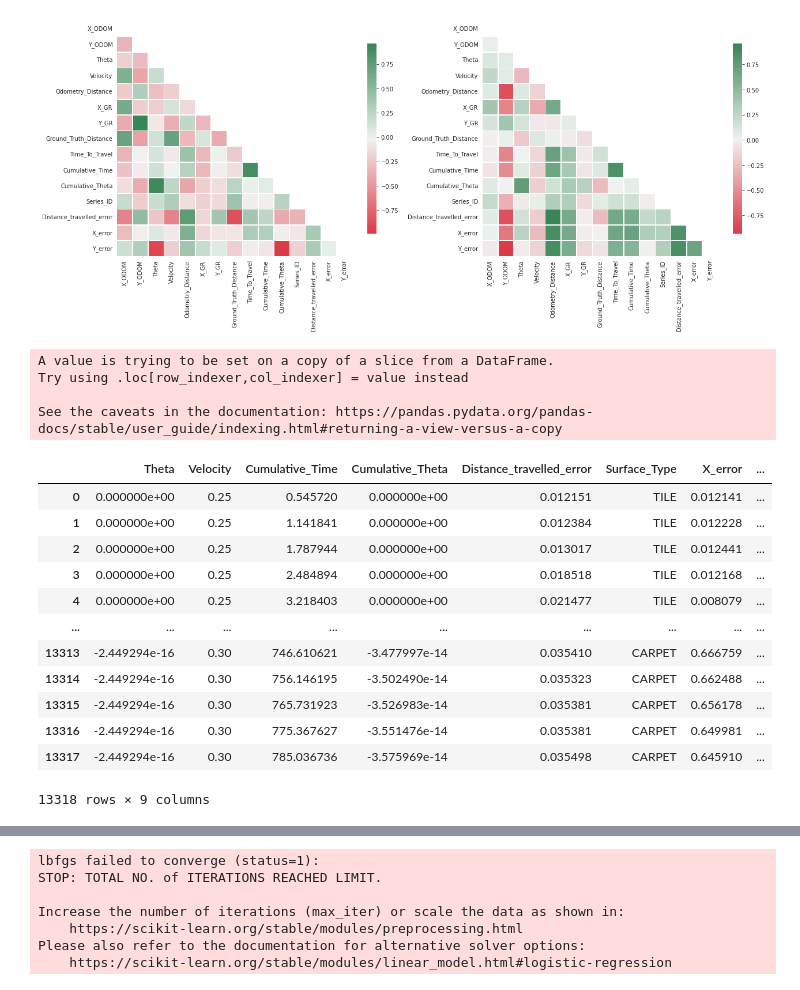
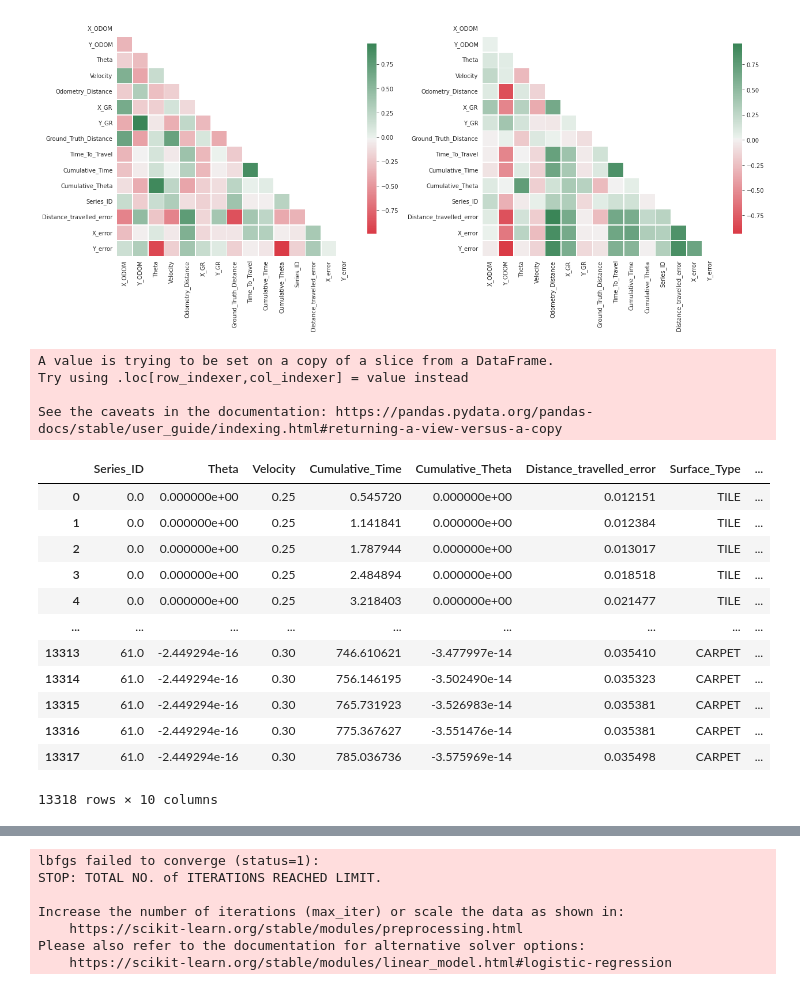
Before and after one commit to tejalvs/RobotOdometryMining, a Jupyter notebook: Modelling.ipynb, the cells around one changed output, grey strips where cells are left out. Cells and saved outputs as stored; diff of their text form; code cells hidden in the pictures.

```diff
--- a/Modelling.ipynb
+++ b/Modelling.ipynb
@@ -46,33 +46,33 @@ f.tight_layout()
 # %% [output]
 [figure]
 # %%
-data=mobile_robot_data[['Theta','Velocity','Cumulative_Time','Cumulative_Theta','Distance_travelled_error','Surface_Type','X_error', 'Y_error']]
+data=mobile_robot_data[['Series_ID','Theta','Velocity','Cumulative_Time','Cumulative_Theta','Distance_travelled_error','Surface_Type','X_error', 'Y_error']]
 label=[]
 for i in data['Distance_travelled_error']:
   if i>0.01:
     label.append(1)
   else:
     label.append(0)
 data['Label']=label
 data
 # %% [output]
 A value is trying to be set on a copy of a slice from a DataFrame.
 Try using .loc[row_indexer,col_indexer] = value instead
 
 See the caveats in the documentation: https://pandas.pydata.org/pandas-docs/stable/user_guide/indexing.html#returning-a-view-versus-a-copy
-|  | Theta | Velocity | Cumulative_Time | Cumulative_Theta | Distance_travelled_error | Surface_Type | X_error | ... |
-| 0 | 0.000000e+00 | 0.25 | 0.545720 | 0.000000e+00 | 0.012151 | TILE | 0.012141 | ... |
-| 1 | 0.000000e+00 | 0.25 | 1.141841 | 0.000000e+00 | 0.012384 | TILE | 0.012228 | ... |
-| 2 | 0.000000e+00 | 0.25 | 1.787944 | 0.000000e+00 | 0.013017 | TILE | 0.012441 | ... |
-| 3 | 0.000000e+00 | 0.25 | 2.484894 | 0.000000e+00 | 0.018518 | TILE | 0.012168 | ... |
-| 4 | 0.000000e+00 | 0.25 | 3.218403 | 0.000000e+00 | 0.021477 | TILE | 0.008079 | ... |
+|  | Series_ID | Theta | Velocity | Cumulative_Time | Cumulative_Theta | Distance_travelled_error | Surface_Type | ... |
+| 0 | 0.0 | 0.000000e+00 | 0.25 | 0.545720 | 0.000000e+00 | 0.012151 | TILE | ... |
+| 1 | 0.0 | 0.000000e+00 | 0.25 | 1.141841 | 0.000000e+00 | 0.012384 | TILE | ... |
+| 2 | 0.0 | 0.000000e+00 | 0.25 | 1.787944 | 0.000000e+00 | 0.013017 | TILE | ... |
+| 3 | 0.0 | 0.000000e+00 | 0.25 | 2.484894 | 0.000000e+00 | 0.018518 | TILE | ... |
+| 4 | 0.0 | 0.000000e+00 | 0.25 | 3.218403 | 0.000000e+00 | 0.021477 | TILE | ... |
 | ... | ... | ... | ... | ... | ... | ... | ... | ... |
-| 13313 | -2.449294e-16 | 0.30 | 746.610621 | -3.477997e-14 | 0.035410 | CARPET | 0.666759 | ... |
-| 13314 | -2.449294e-16 | 0.30 | 756.146195 | -3.502490e-14 | 0.035323 | CARPET | 0.662488 | ... |
-| 13315 | -2.449294e-16 | 0.30 | 765.731923 | -3.526983e-14 | 0.035381 | CARPET | 0.656178 | ... |
-| 13316 | -2.449294e-16 | 0.30 | 775.367627 | -3.551476e-14 | 0.035381 | CARPET | 0.649981 | ... |
-| 13317 | -2.449294e-16 | 0.30 | 785.036736 | -3.575969e-14 | 0.035498 | CARPET | 0.645910 | ... |
+| 13313 | 61.0 | -2.449294e-16 | 0.30 | 746.610621 | -3.477997e-14 | 0.035410 | CARPET | ... |
+| 13314 | 61.0 | -2.449294e-16 | 0.30 | 756.146195 | -3.502490e-14 | 0.035323 | CARPET | ... |
+| 13315 | 61.0 | -2.449294e-16 | 0.30 | 765.731923 | -3.526983e-14 | 0.035381 | CARPET | ... |
+| 13316 | 61.0 | -2.449294e-16 | 0.30 | 775.367627 | -3.551476e-14 | 0.035381 | CARPET | ... |
+| 13317 | 61.0 | -2.449294e-16 | 0.30 | 785.036736 | -3.575969e-14 | 0.035498 | CARPET | ... |
-13318 rows × 9 columns
+13318 rows × 10 columns
 # %%
 import statsmodels.formula.api as smf
 from sklearn.linear_model import LogisticRegression
```
Also changed, not shown: parts of 9 cells of this notebook.
